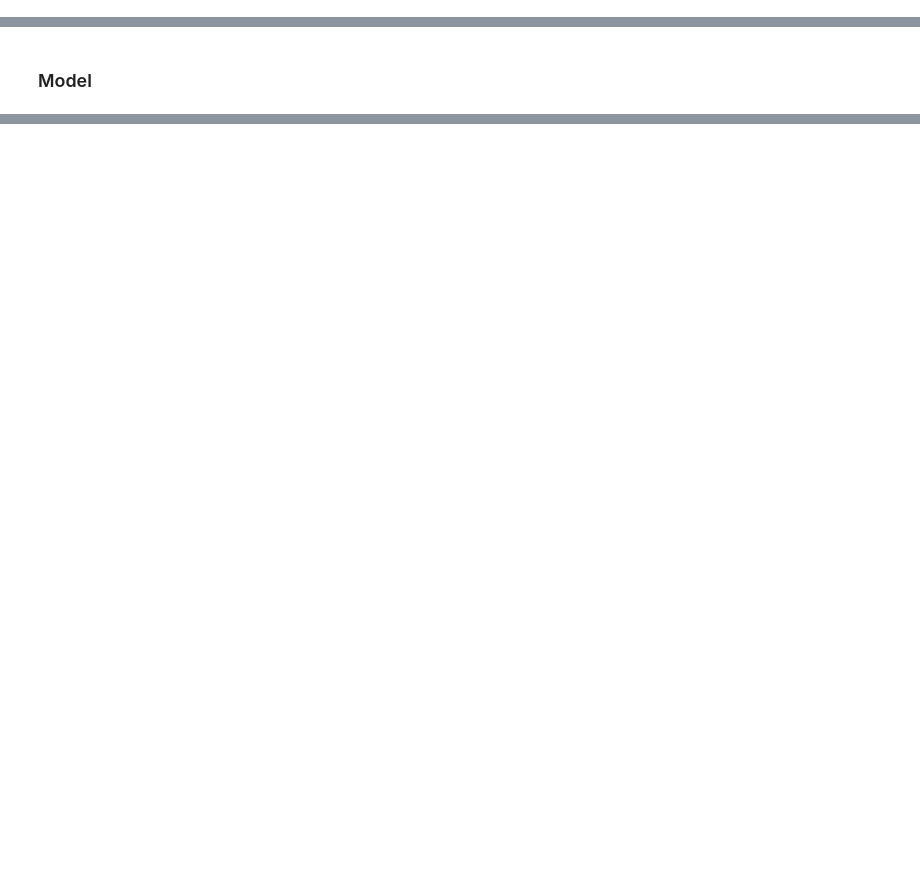
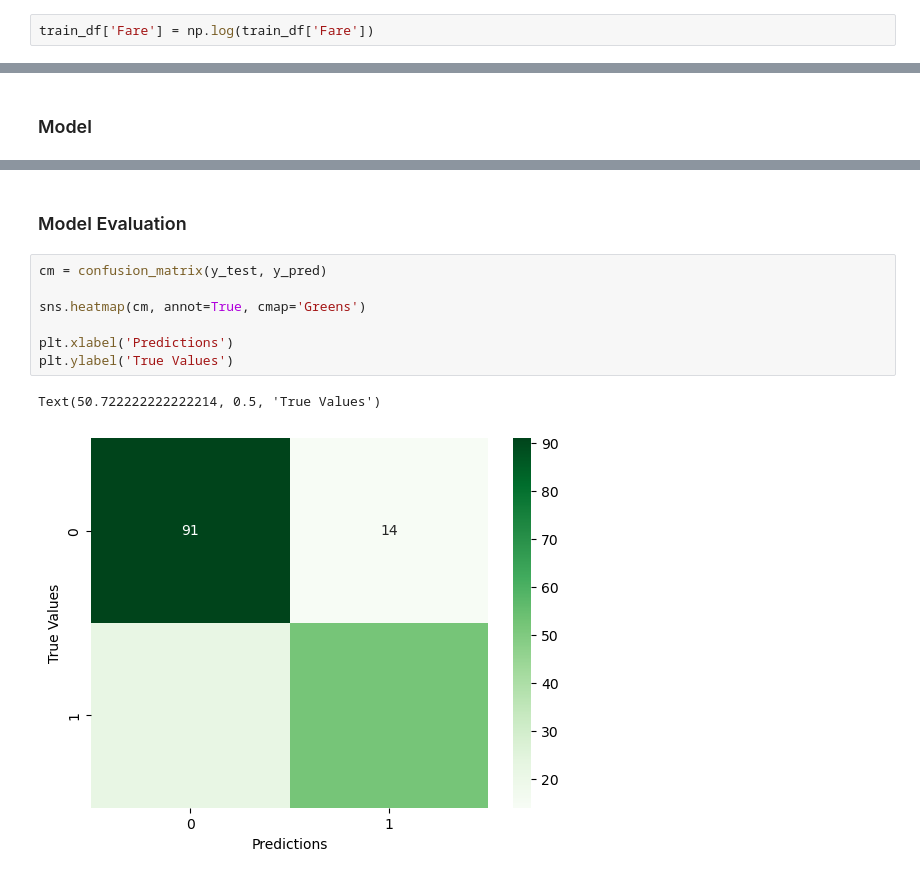
Before and after one commit to 20mattk/Kaggle-Titanic-Competition, a Jupyter notebook: titanic.ipynb, the cells around one changed output, grey strips where cells are left out. Drawn from its saved outputs; the diff is of its cells as text; blank space fills up the shorter version.

```diff
--- a/titanic.ipynb
+++ b/titanic.ipynb
@@ -70,0 +87,2 @@ plt.show()
+# %%
+train_df['Fare'] = np.log(train_df['Fare'])
@@ -109,0 +131,12 @@ Confusion Matrix:
+# %% [markdown]
+### Model Evaluation
+# %%
+cm = confusion_matrix(y_test, y_pred)
+
+sns.heatmap(cm, annot=True, cmap='Greens')
+
+plt.xlabel('Predictions')
+plt.ylabel('True Values')
+# %% [output]
+Text(50.722222222222214, 0.5, 'True Values')
+[figure, added]
```
Also changed, not shown: parts of 8 cells of this notebook, 1 other file.
